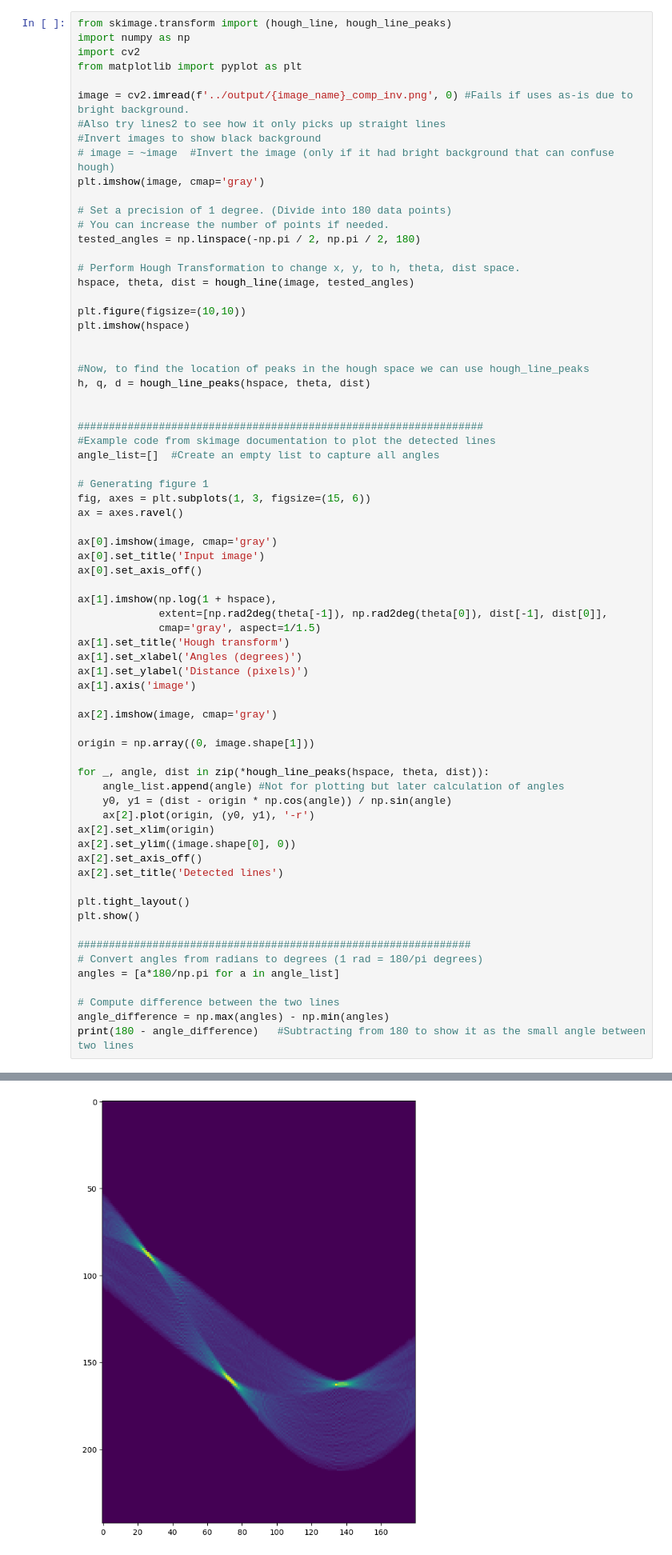
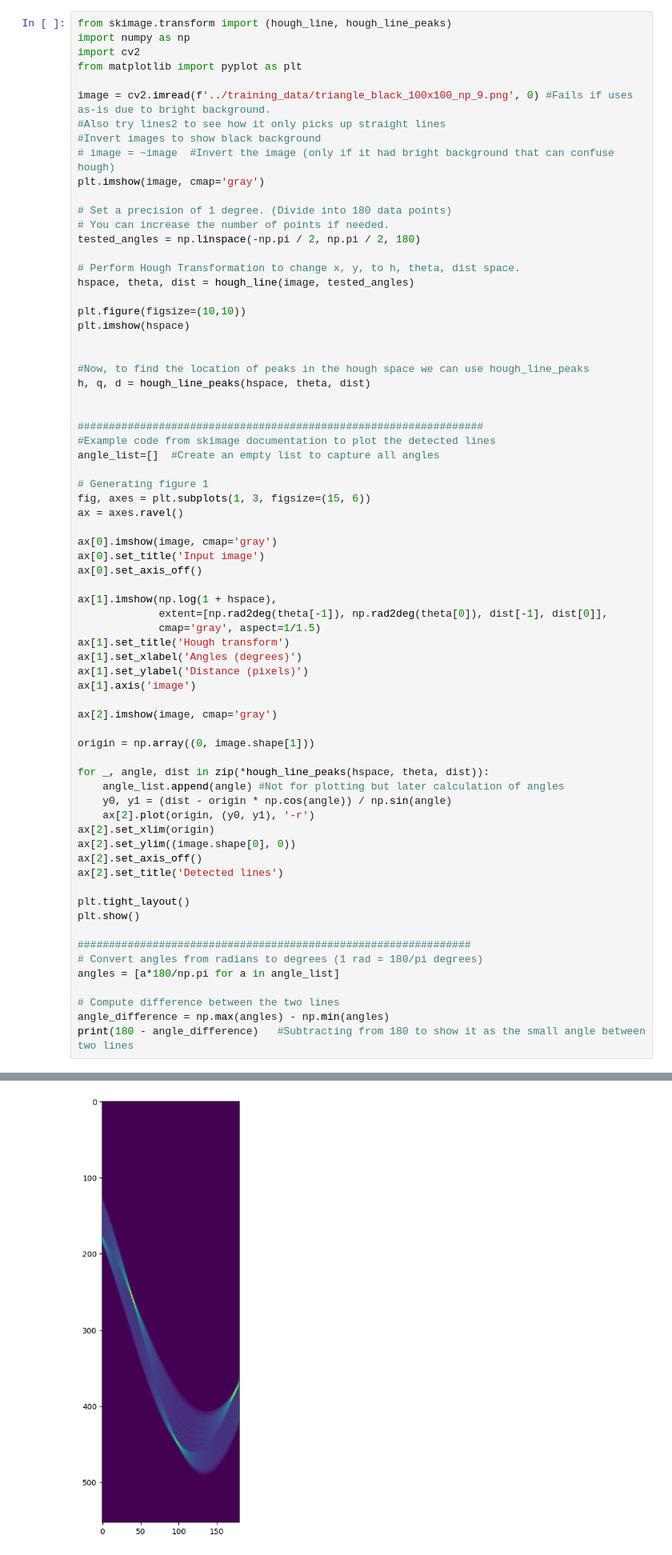
Before and after one commit to NaturalAGI-Lab/NaturalAGI, a Jupyter notebook: src/shapes_detector.ipynb, the cells around one changed output, grey strips where cells are left out. Shown at 80% size. Saved outputs shown, nothing was run; the diff lists cells and outputs as text.

```diff
--- a/src/shapes_detector.ipynb
+++ b/src/shapes_detector.ipynb
@@ -163,7 +163,7 @@ import numpy as np
 import cv2
 from matplotlib import pyplot as plt
 
-image = cv2.imread(f'../output/{image_name}_comp_inv.png', 0) #Fails if uses as-is due to bright background.
+image = cv2.imread(f'../training_data/triangle_black_100x100_np_9.png', 0) #Fails if uses as-is due to bright background.
 #Also try lines2 to see how it only picks up straight lines
 #Invert images to show black background
 # image = ~image  #Invert the image (only if it had bright background that can confuse hough)
@@ -232 +232 @@ print(180 - angle_difference)   #Subtracting from 180 to show it as the small an
-[figure, old version]
+[figure, new version]
```
Also changed, not shown: parts of 11 cells of this notebook, 13 other files.
